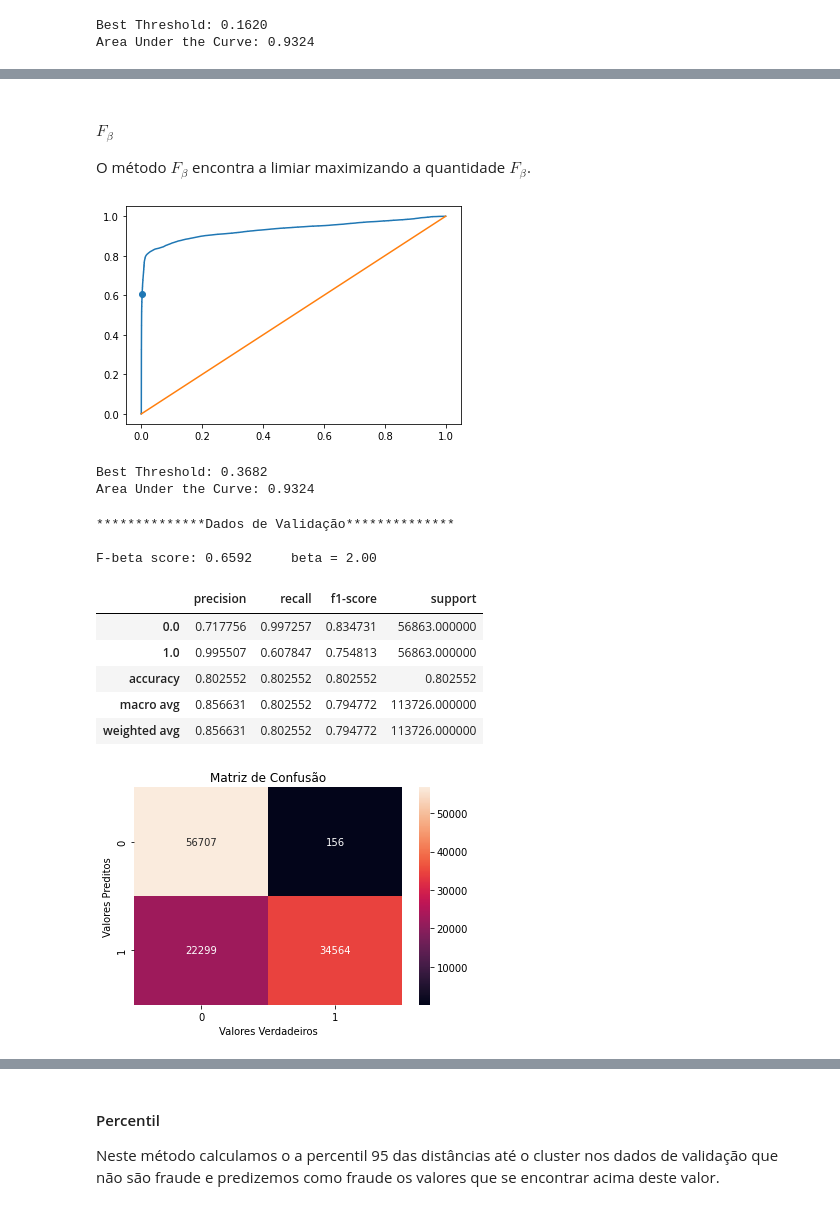
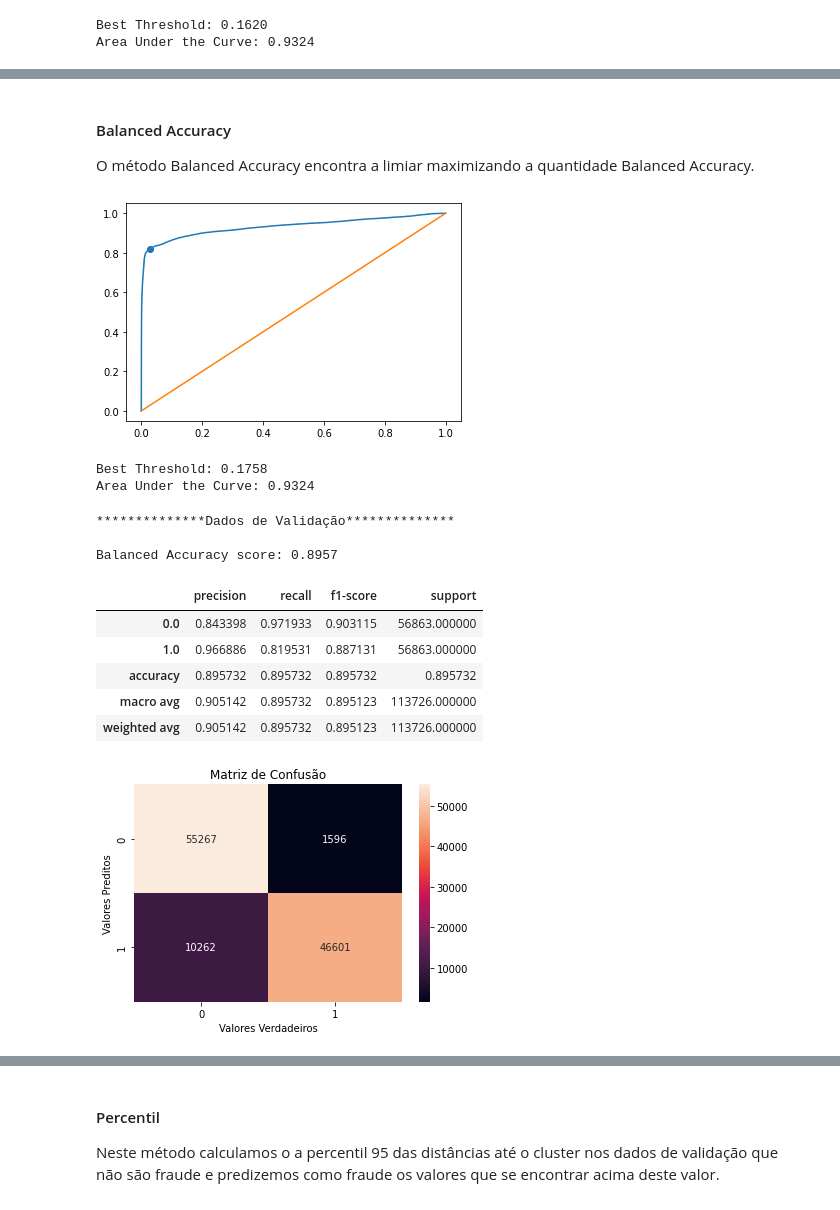
Before and after one commit to Gabriel-Stella/Credit_Card_Fraud, a Jupyter notebook: Credit_Card_Fraud_part1.ipynb, the cells around one changed output, grey strips where cells are left out. Drawn from its saved outputs; the diff is of its cells as text; code cells hidden in the pictures.

```diff
--- a/Credit_Card_Fraud_part1.ipynb
+++ b/Credit_Card_Fraud_part1.ipynb
@@ -515,9 +515,9 @@ F-beta score: 0.3081     beta = 2.00
 | weighted avg | 0.995358 | 0.961355 | 0.976682 | 57109.000000 |
 [figure]
 # %% [markdown]
-#### $F_{\beta}$
+#### Balanced Accuracy
 
-O método $F_{\beta}$ encontra a limiar maximizando a quantidade $F_{\beta}$.
+O método Balanced Accuracy encontra a limiar maximizando a quantidade Balanced Accuracy.
 # %%
 from sklearn.metrics import recall_score
 
@@ -526,23 +526,14 @@ from sklearn.metrics import recall_score
 fpr, tpr, thresholds = roc_curve(y_val,val_prob)
 x = [0,1]
 
-n_thresholds = 50
-np.random.seed(42)
-random_thresholds = np.random.rand(n_thresholds)*(val_prob.max() - val_prob.min()) + val_prob.min()
-np.random.seed(None)
-
-# Neste caso vamos maximizar o f-beta com beta = 2
-beta = 2
-fbeta_scores = np.zeros((n_thresholds))
-for j in range(n_thresholds):
-  y_val_pred = (val_prob>=random_thresholds[j])
-  fbeta_scores[j] = fbeta_score(y_val,y_val_pred,beta=beta)
+# Neste caso vamos maximizar o Balanced Accuracy
+balanced_accuracies = (tpr+(1-fpr))*0.5
 
 
-# Encontrando o limiar com maior valor de fbeta
-j_max = fbeta_scores.argmax()
+# Encontrando o limiar com maior valor de Balanced Accuracy
+j_max = balanced_accuracies.argmax()
 
-threshold = random_thresholds[j_max]
+threshold = thresholds[j_max]
 
 
 y_val_pred = (val_prob>=threshold)
@@ -559,44 +550,42 @@ print('Best Threshold: %1.4f'%threshold)
 print('Area Under the Curve: %1.4f'%(np.diff(fpr)*tpr[1:]).sum())
 # %% [output]
 [figure]
-Best Threshold: 0.3682
+Best Threshold: 0.1758
 Area Under the Curve: 0.9324
 # %%
 # Realizando as previsões para o limiar encontrado
-val_prob = cluster_squared_distance(X_val_sc)
-y_val_pred_fbeta = (val_prob>=threshold)
+y_val_pred_bal_acc = (val_prob>=threshold)
 
 
-test_prob = cluster_squared_distance(X_test_sc)
-y_test_pred_fbeta = (test_prob>=threshold)
+y_test_pred_bal_acc = (test_prob>=threshold)
 # %%
 from sklearn.metrics import classification_report
 from sklearn.metrics import confusion_matrix
 
 # Realizando as avaliações dos resultados obtidos
 print("**************Dados de Validação**************\n")
 beta = 2
-print("F-beta score: %1.4f"%fbeta_score(y_val.reshape(-1),y_val_pred_fbeta,beta=beta),'\t beta = %1.2f'%beta)
+print("Balanced Accuracy score: %1.4f"%balanced_accuracy_score(y_val.reshape(-1),y_val_pred_bal_acc))
 
-display(pd.DataFrame(classification_report(y_val.reshape(-1),y_val_pred_fbeta,digits=2,output_dict=True)).T)
+display(pd.DataFrame(classification_report(y_val.reshape(-1),y_val_pred_bal_acc,digits=2,output_dict=True)).T)
 
-sns.heatmap(confusion_matrix(y_val.reshape(-1),y_val_pred_fbeta,labels=[0.,1.]),annot=True,fmt='1.0f')
+sns.heatmap(confusion_matrix(y_val.reshape(-1),y_val_pred_bal_acc,labels=[0.,1.]),annot=True,fmt='1.0f')
 ax = plt.gca()
 ax.set_title('Matriz de Confusão')
 ax.set_xlabel('Valores Verdadeiros')
 ax.set_ylabel('Valores Preditos')
 plt.show()
 # %% [output]
 **************Dados de Validação**************
 
-F-beta score: 0.6592     beta = 2.00
+Balanced Accuracy score: 0.8957
 |  | precision | recall | f1-score | support |
-| 0.0 | 0.717756 | 0.997257 | 0.834731 | 56863.000000 |
-| 1.0 | 0.995507 | 0.607847 | 0.754813 | 56863.000000 |
-| accuracy | 0.802552 | 0.802552 | 0.802552 | 0.802552 |
-| macro avg | 0.856631 | 0.802552 | 0.794772 | 113726.000000 |
-| weighted avg | 0.856631 | 0.802552 | 0.794772 | 113726.000000 |
+| 0.0 | 0.843398 | 0.971933 | 0.903115 | 56863.000000 |
+| 1.0 | 0.966886 | 0.819531 | 0.887131 | 56863.000000 |
+| accuracy | 0.895732 | 0.895732 | 0.895732 | 0.895732 |
+| macro avg | 0.905142 | 0.895732 | 0.895123 | 113726.000000 |
+| weighted avg | 0.905142 | 0.895732 | 0.895123 | 113726.000000 |
-[figure, old version]
+[figure, new version]
 # %%
 print("**************Dados de Teste**************\n")
 beta = 2
```
Also changed, not shown: parts of 22 cells of this notebook, 1 other file.
